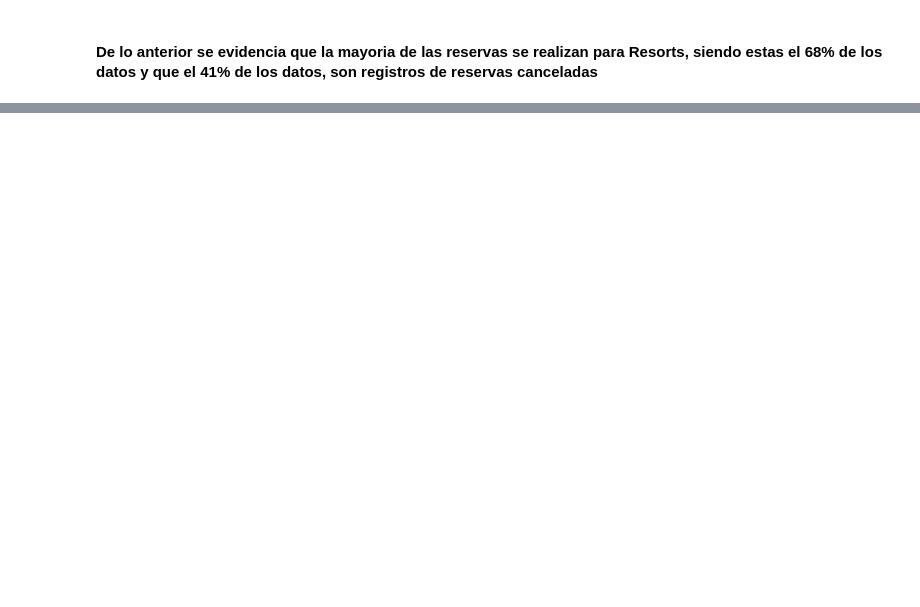
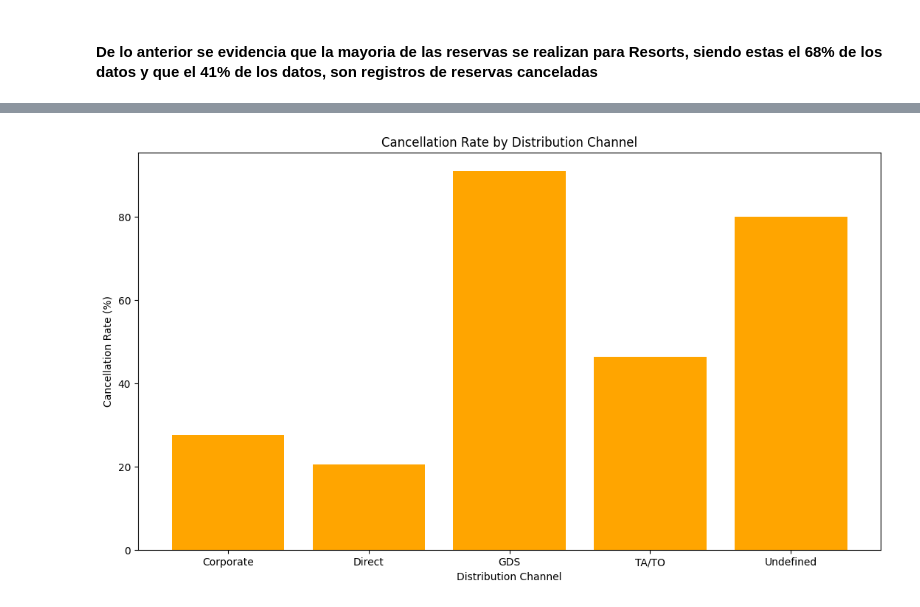
Before and after one commit to Carlos-301/Taller-1-Applied-Data-Science, a Jupyter notebook: notebooks/eda.ipynb, the cells around one changed output, grey strips where cells are left out. Cells and saved outputs as stored; diff of their text form; code cells hidden in the pictures; blank space fills up the shorter version.

```diff
--- a/notebooks/eda.ipynb
+++ b/notebooks/eda.ipynb
@@ -118,0 +264,12 @@ Name: proportion, dtype: float64
+# %%
+# Calculate cancellation rate by distribution channel
+cancellation_rate = data.groupby('distribution_channel')['is_canceled'].mean() * 100
+
+plt.figure(figsize=(13, 7))
+plt.bar(cancellation_rate.index, cancellation_rate.values, color='orange')
+plt.title('Cancellation Rate by Distribution Channel')
+plt.xlabel('Distribution Channel')
+plt.ylabel('Cancellation Rate (%)')
+plt.show()
+# %% [output]
+[figure, added]
```
Also changed, not shown: parts of 68 cells of this notebook, 2 other files.
